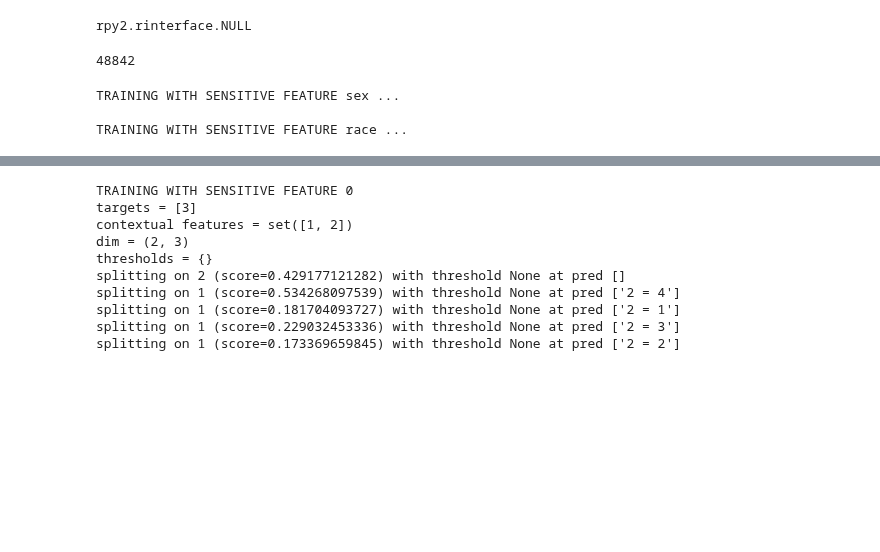
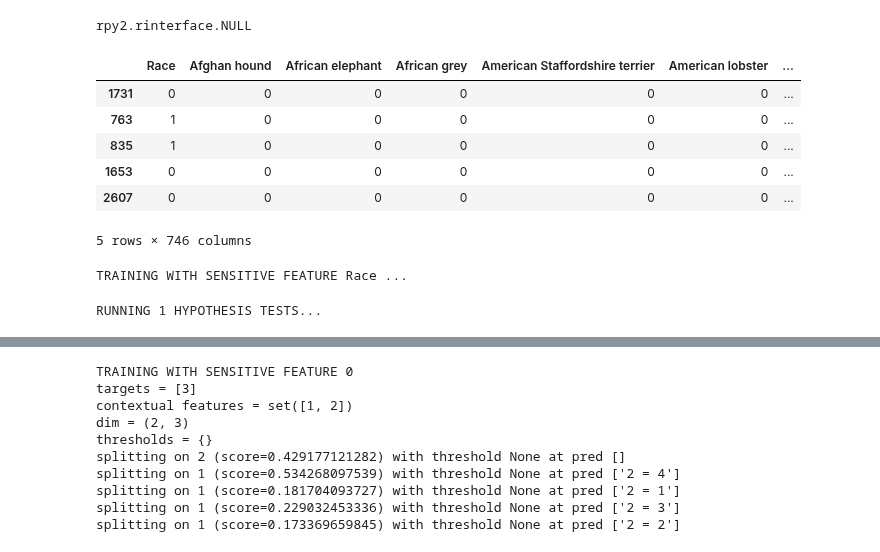
Before and after one commit to columbia/fairtest, a Jupyter notebook: src_new_api/test.ipynb, the cells around one changed output, grey strips where cells are left out. Cells and saved outputs as stored; diff of their text form; code cells hidden in the pictures; blank space fills up the shorter version.

```diff
--- a/src_new_api/test.ipynb
+++ b/src_new_api/test.ipynb
@@ -24,6 +24,7 @@ rpy2.rinterface.NULL
 import fairtest.bugreport.api2 as api2
 imp.reload(api2)
 
+'''
 dataname = 'adult.csv'
 data = pd.read_csv(
             '../data/adult/adult.csv',
@@ -39,6 +40,7 @@ TARGET = 'income'
 SENS = ['sex', 'race']
 #SENS = ['sex']
 EXPL = []
+'''
 
 '''
 dataname = 'medical.csv'
@@ -102,7 +104,6 @@ SENS = ['income', 'race']
 EXPL = []
 '''
 
-'''
 dataname = 'overfeat.txt'
 data = pd.read_csv(
             #'../data/images/lfw_black-white.txt',
@@ -123,7 +124,7 @@ labels = label_encoder.classes_
 df_labels = pd.DataFrame(labeled_data, columns=labels)
 data = pd.concat([data.drop(TARGET, axis=1), df_labels], axis=1)
 TARGET = labels.tolist()
-'''
+
 '''
 dataname = 'overfeat.txt'
 data = pd.read_csv(
@@ -131,36 +132,41 @@ data = pd.read_csv(
             header=0,
             sep=r'\s*\t\s*',
             engine='python',
             na_values="?")
 TARGET = 'Labels'
 SENS = ['Race']
 EXPL = []
 labeled_data = map(lambda s: ast.literal_eval(s), data[TARGET])
 for l in labeled_data:
     assert len(l) == 5
 data['Gorilla'] = map(lambda l: 'Yes' if 'chimpanzee' in l else 'No', labeled_data)
 data = data.drop(TARGET, axis=1)
 TARGET = 'Gorilla'
 '''
 '''
 dataname = 'benchmark.csv'
 data = pd.read_csv(
             '../data/benchmark/benchmark.csv',
             header=0,
             sep=r'\s*,\s*',
             engine='python',
             na_values="?")
 TARGET = 'price'
 SENS = ['race', 'income']
 EXPL = []
 '''
 
 measures = {}
-exp = api2.Experiment(data, SENS, TARGET, EXPL, train_size=0.5, measures=measures, topk=100, random_state=0)
+exp = api2.Experiment(data, SENS, TARGET, EXPL, train_size=0.5, measures=measures, topk=35, random_state=RANDOM_SEED)
 exp.train_set.tail()
-print len(data)
 # %% [output]
+|  | Race | Afghan hound | African elephant | African grey | American Staffordshire terrier | American lobster | ... |
+| 1731 | 0 | 0 | 0 | 0 | 0 | 0 | ... |
+| 763 | 1 | 0 | 0 | 0 | 0 | 0 | ... |
+| 835 | 1 | 0 | 0 | 0 | 0 | 0 | ... |
+| 1653 | 0 | 0 | 0 | 0 | 0 | 0 | ... |
+| 2607 | 0 | 0 | 0 | 0 | 0 | 0 | ... |
-48842
+5 rows × 746 columns
 # %%
 imp.reload(fm)
 imp.reload(cat_tree)
@@ -168,14 +174,14 @@ import cProfile
 
 exp.train(score_aggregation='avg', min_leaf_size=100)
 # %% [output]
-TRAINING WITH SENSITIVE FEATURE sex ...
-
-TRAINING WITH SENSITIVE FEATURE race ...
+TRAINING WITH SENSITIVE FEATURE Race ...
 # %%
 imp.reload(multitest)
 imp.reload(fm)
 imp.reload(tree_clustering)
 
 exp.test(approx_stats=False, prune_insignificant=True)
+# %% [output]
+RUNNING 1 HYPOTHESIS TESTS...
 # %%
 imp.reload(display)
```
Also changed, not shown: parts of 1 cell of this notebook, 12 other files.
